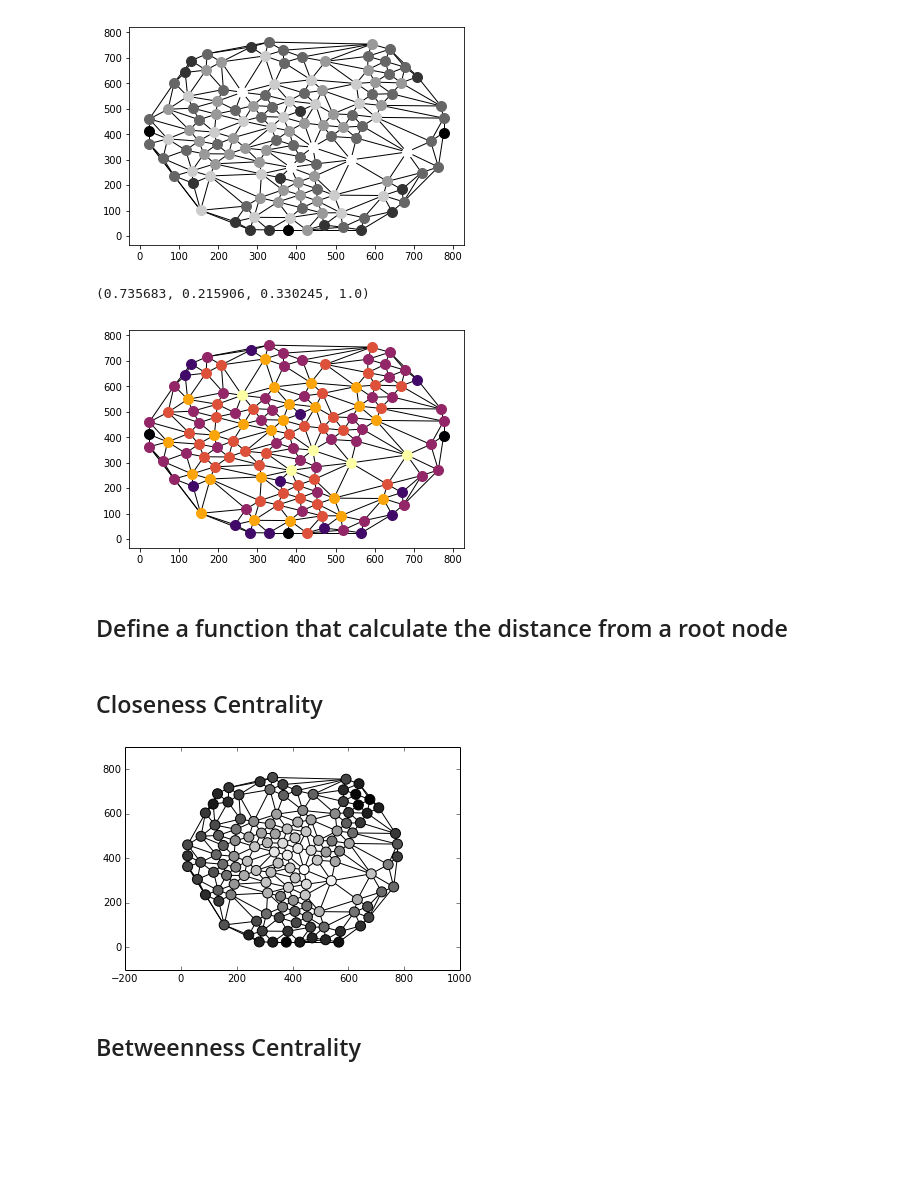
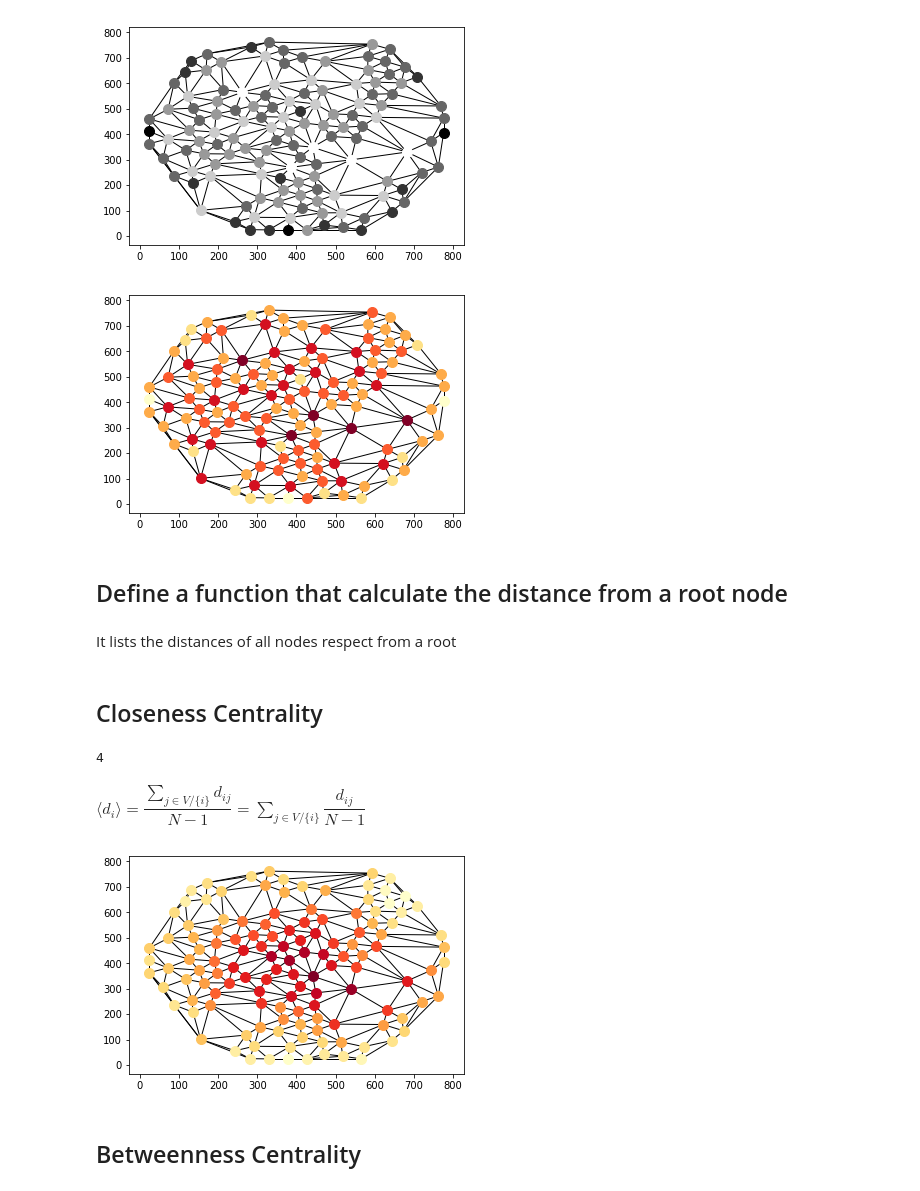
Before and after one commit to fs11235/book_code, a Jupyter notebook: Notebook_Chapter_III_Internet/Chapter_III_Internet_Notebook.ipynb, the cells around one changed output. Drawn from its saved outputs; the diff is of its cells as text; code cells hidden in the pictures; blank space fills up the shorter version.

```diff
--- a/Notebook_Chapter_III_Internet/Chapter_III_Internet_Notebook.ipynb
+++ b/Notebook_Chapter_III_Internet/Chapter_III_Internet_Notebook.ipynb
@@ -109,28 +109,26 @@ savefig("./data/degree_200.png",dpi=200)
 [figure]
 # %%
 from matplotlib import cm
-# %%
-rgb
-# %% [output]
-(0.735683, 0.215906, 0.330245, 1.0)
 # %%
 nx.draw_networkx_edges(G, pos)
 
 
 for n in G.nodes():
     list_nodes=[n]
     color = (res[n]-min(l))/float((max(l)-min(l)))
-    rgb = cm.get_cmap('inferno')(color)
+    rgb = cm.get_cmap('YlOrRd')(color)
     #print rgb
 
     nx.draw_networkx_nodes(G, {n:pos[n]}, [n], node_size = 100, \
     node_color =rgb)
 
 savefig("./data/degree_200_colours.png",dpi=200)
 # %% [output]
-[figure, old version]
+[figure, new version]
 # %% [markdown]
 ## Define a function that calculate the distance from a root node
+# %% [markdown]
+It lists the distances of all nodes respect from a root
 # %%
 def node_distance(G,root_node):
     queue=[]
@@ -153,6 +151,12 @@ def node_distance(G,root_node):
     return list_distances
 # %% [markdown]
 ## Closeness Centrality
+# %%
+node_distance(G,'0')[0][1]
+# %% [output]
+4
+# %% [markdown]
+$\langle d_i\rangle=\dfrac{\sum_{j\in V/\{i\}} d_{ij}}{N-1}=\sum_{j\in V/\{i\}} \dfrac{d_{ij}}{N-1}$
 # %%
 norm=0.0
 diz_c={}
@@ -165,19 +169,20 @@ for n in G.nodes():
     norm+=1/ave_length
     diz_c[n]=1/ave_length
     l_values.append(diz_c[n])
-
-#visualization
-nx.draw_networkx_edges(G, pos)
-for n in G.nodes():
-    list_nodes=[n]
-    color = str((diz_c[n]-min(l_values))/(max(l_values)- \
-                                          min(l_values)))
-    nx.draw_networkx_nodes(G, {n:pos[n]}, [n], node_size = \
-                           100, node_color = color)
-
-savefig("./data/closeness_200.png",dpi=200)
-# %% [output]
-[figure, removed]
+# %%
+#visualization
+nx.draw_networkx_edges(G, pos)
+for n in G.nodes():
+    list_nodes=[n]
+    color = (diz_c[n]-min(l_values))/(max(l_values)- \
+                                          min(l_values))
+    rgb = cm.get_cmap('YlOrRd')(color)
+    nx.draw_networkx_nodes(G, {n:pos[n]}, [n], node_size = \
+                           100, node_color = rgb)
+
+savefig("./data/closeness_200_colours.png",dpi=200)
+# %% [output]
+[figure, added]
 # %% [markdown]
 ## Betweenness Centrality
 # %%
```
Also changed, not shown: parts of 2 cells of this notebook, 2 other files.
